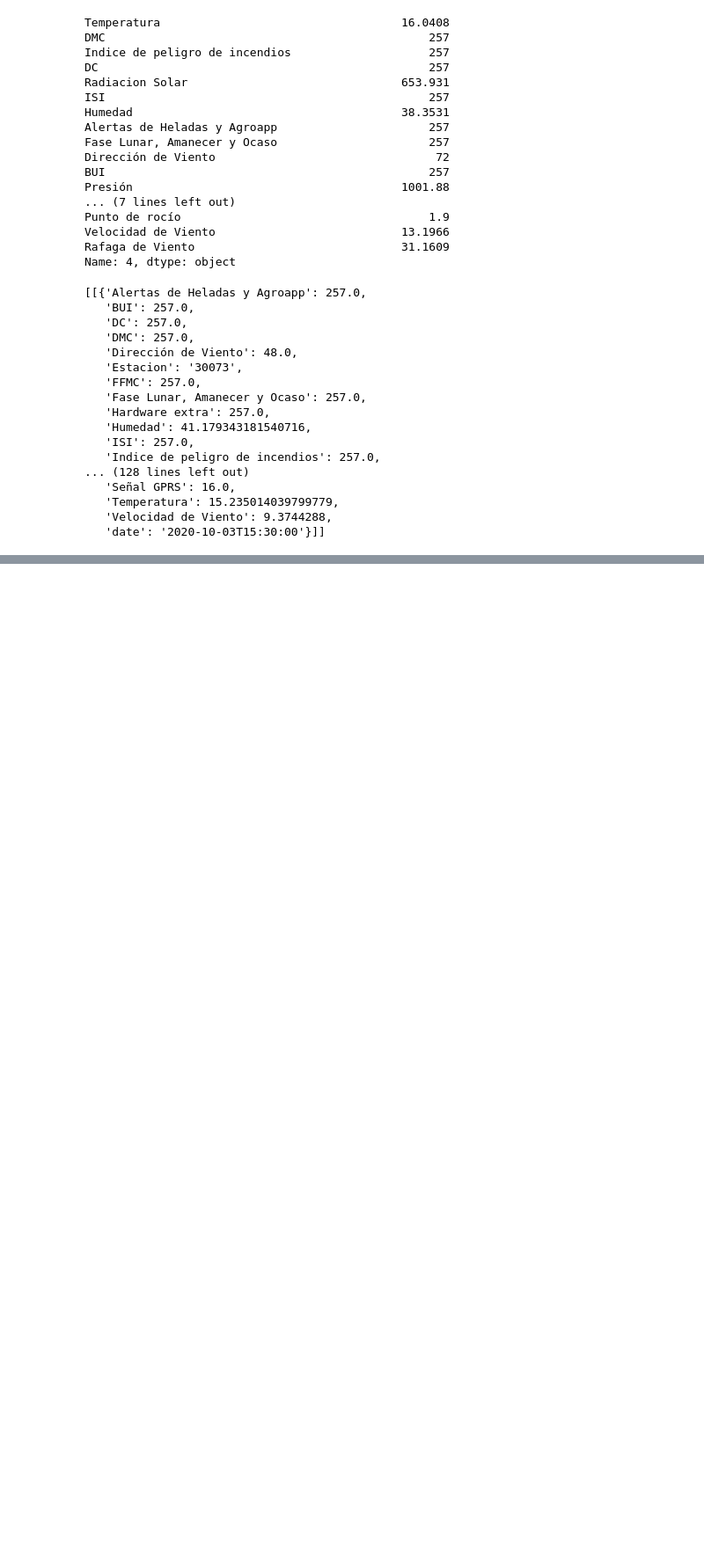
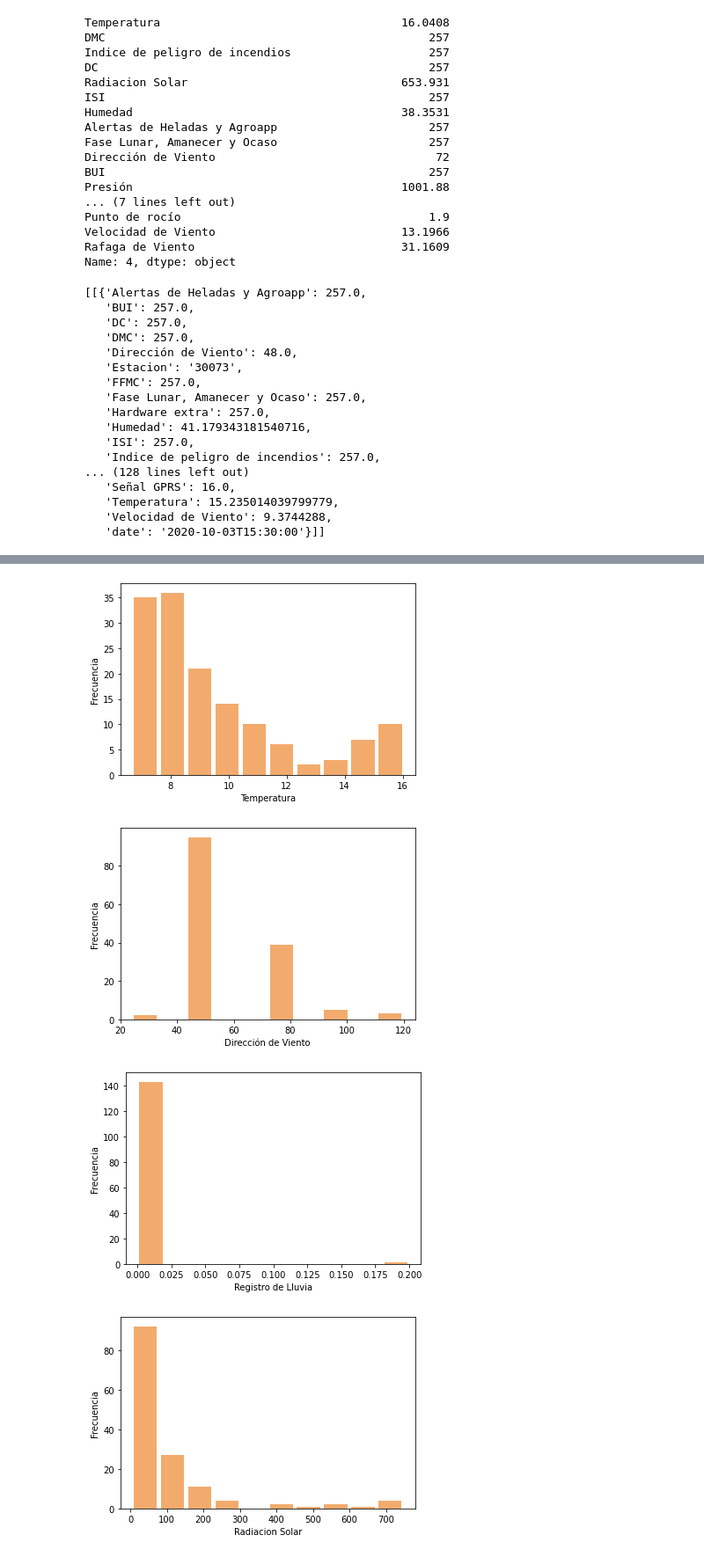
Before and after one commit to Jorge-89/Data-Science-CoderHouse, a Jupyter notebook: conexion_API_OMIXOM.ipynb, the cells around one changed output, grey strips where cells are left out. Shown: that part at 88% size. Drawn from its saved outputs; the diff is of its cells as text; code cells hidden in the pictures; blank space fills up the shorter version.

```diff
--- a/conexion_API_OMIXOM.ipynb
+++ b/conexion_API_OMIXOM.ipynb
@@ -142,3 +142,6 @@ for i in range(len(lista_estaciones)):
 [interactive output not drawn]
 [interactive output not drawn]
 [interactive output not drawn]
+# %%
+df30073= pd.DataFrame(lista[0])
+df30073
@@ -144,0 +154,3 @@ for i in range(len(lista_estaciones)):
+# %%
+df30031= pd.DataFrame(lista[1])
+df30031
@@ -144,0 +163,3 @@ for i in range(len(lista_estaciones)):
+# %%
+df_concatenado= pd.concat([df30031,df30073])
+df_concatenado
@@ -144,0 +216,15 @@ for i in range(len(lista_estaciones)):
+# %%
+variables= df_concatenado.columns
+#histograma de las temperaturas en las distintas estaciones
+for i in range(0,10,2):
+    plt.hist(df[variables[i]],color='#F2AB6D', rwidth=0.85,)
+    plt.xlabel(variables[i])
+    plt.ylabel('Frecuencia')
+    plt.show() #dibujamos el histograma
+
+# A simple vista se observa que la temperatura tiene una distribución muy similar a la normal.
+# %% [output]
+[figure, added]
+[figure, added]
+[figure, added]
+[figure, added]
```
Also changed, not shown: parts of 12 cells of this notebook.
